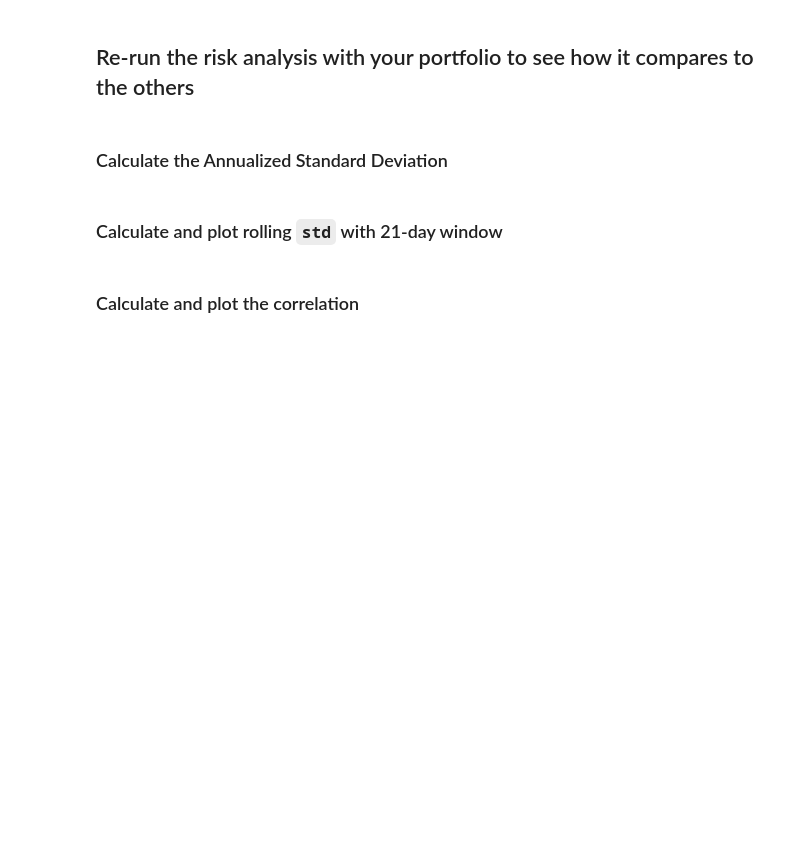
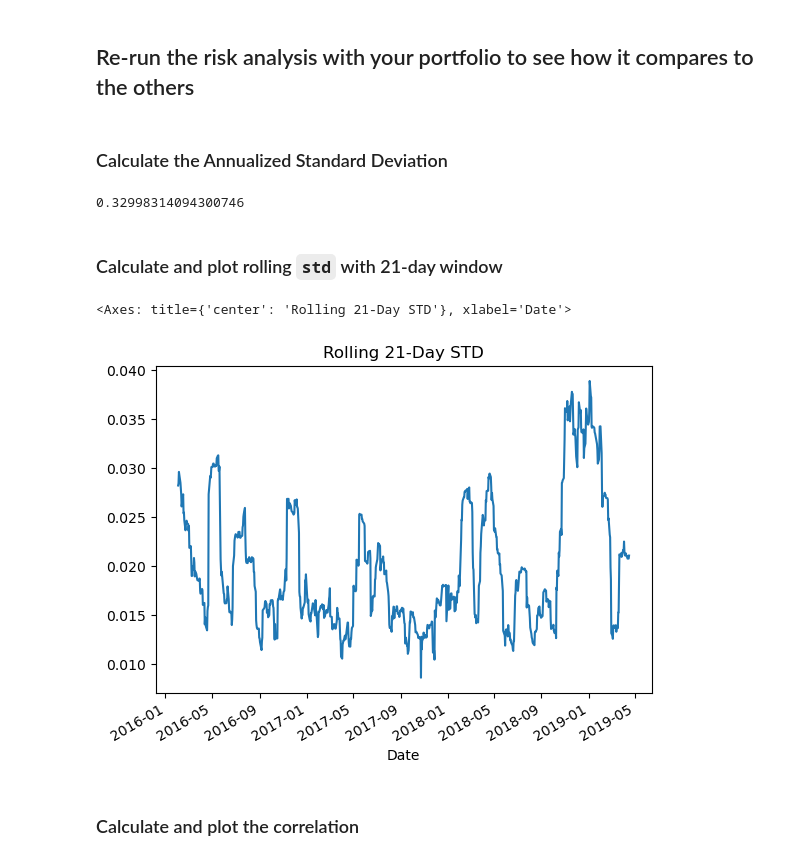
Before and after one commit to MontgomeryG/python-homework, a Jupyter notebook: Starter_Code 2/whale_analysis.ipynb, the cells around one changed output. Drawn from its saved outputs; the diff is of its cells as text; code cells hidden in the pictures; blank space fills up the shorter version.

```diff
--- a/Starter_Code 2/whale_analysis.ipynb
+++ b/Starter_Code 2/whale_analysis.ipynb
@@ -924,12 +872,26 @@ AttributeError: 'function' object has no attribute 'dropna'
 ### Calculate the Annualized Standard Deviation
 # %%
 # Calculate the annualized `std`
+
+monty_std = mega_portfolio['Montys Portfolio'].std()
+
+
+montys_portfolio_std_annual = monty_std * np.sqrt(252)
+montys_portfolio_std_annual
+# %% [output]
+0.32998314094300746
 # %% [markdown]
 ### Calculate and plot rolling `std` with 21-day window
 # %%
 # Calculate rolling standard deviation
 
+monty_rolling21_std = mega_portfolio['Montys Portfolio'].rolling(window=21).std()
+
 # Plot rolling standard deviation
+monty_rolling21_std.plot(title='Rolling 21-Day STD')
+# %% [output]
+<Axes: title={'center': 'Rolling 21-Day STD'}, xlabel='Date'>
+[figure, added]
 # %% [markdown]
 ### Calculate and plot the correlation
 # %%
```
Also changed, not shown: parts of 25 cells of this notebook.
